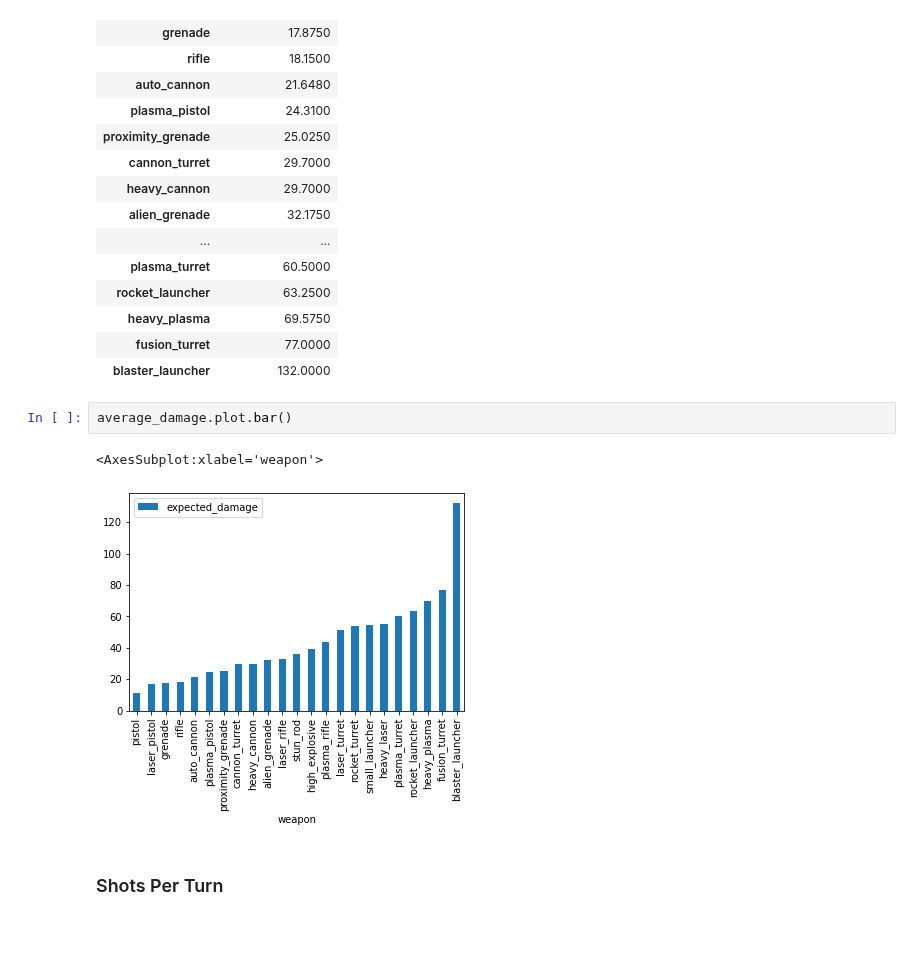
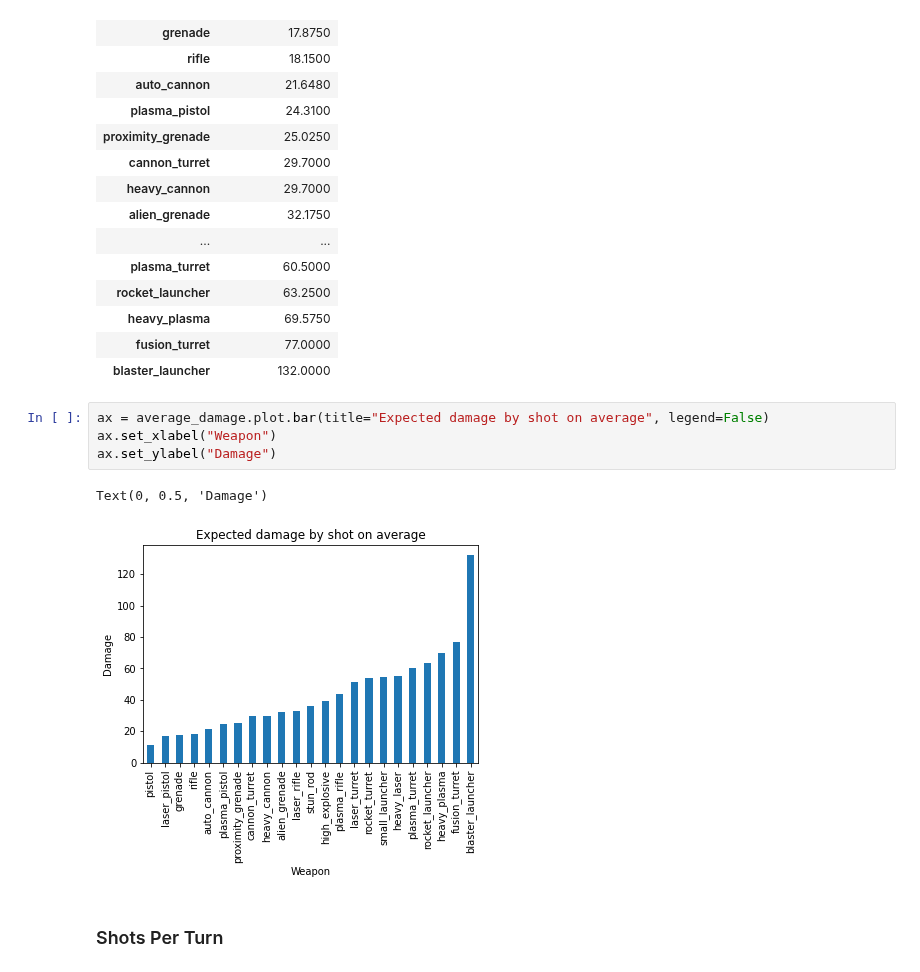
Before and after one commit to Bernardo-MG/xcom-analysis-jupyter-notebook, a Jupyter notebook: enemy_unknown/weapon_analysis.ipynb, the cells around one changed output. Saved outputs shown, nothing was run; the diff lists cells and outputs as text; blank space fills up the shorter version.

Commit message:
Improved visualization

```diff
--- a/enemy_unknown/weapon_analysis.ipynb
+++ b/enemy_unknown/weapon_analysis.ipynb
@@ -163,11 +163,13 @@ average_damage
 | heavy_plasma | 69.5750 |
 | fusion_turret | 77.0000 |
 | blaster_launcher | 132.0000 |
-# %%
-average_damage.plot.bar()
-# %% [output]
-<AxesSubplot:xlabel='weapon'>
-[figure, removed]
+# %%
+ax = average_damage.plot.bar(title="Expected damage by shot on average", legend=False)
+ax.set_xlabel("Weapon")
+ax.set_ylabel("Damage")
+# %% [output]
+Text(0, 0.5, 'Damage')
+[figure, added]
 # %% [markdown]
 ### Shots Per Turn
 # %% [markdown]
```
Also changed, not shown: parts of 44 cells of this notebook.
